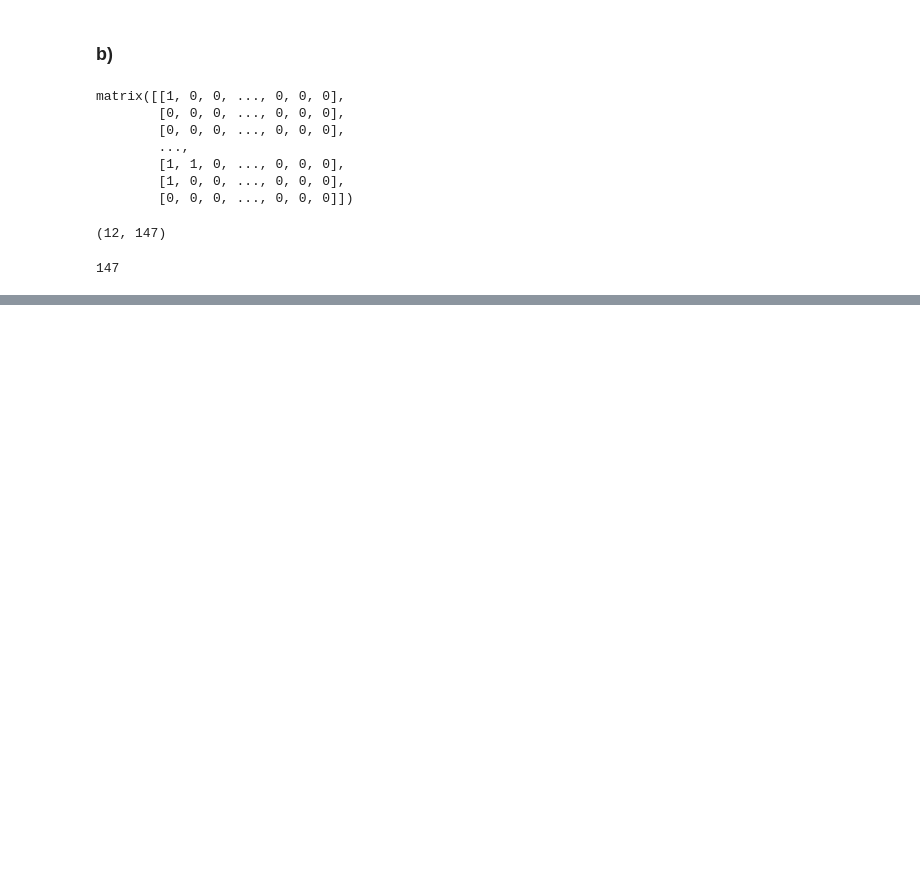
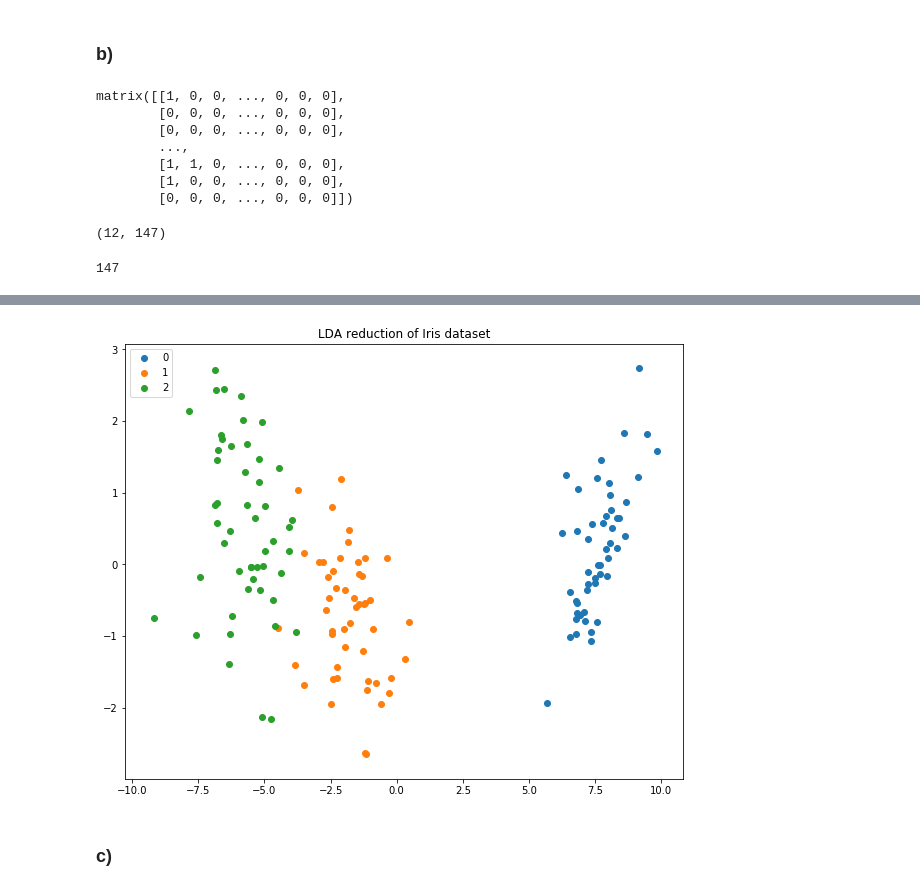
Before and after one commit to brunompacheco/AIDAE, a Jupyter notebook: week5/Exercise-5.ipynb, the cells around one changed output, grey strips where cells are left out. Cells and saved outputs as stored; diff of their text form; code cells hidden in the pictures; blank space fills up the shorter version.

```diff
--- a/week5/Exercise-5.ipynb
+++ b/week5/Exercise-5.ipynb
@@ -222,0 +233,6 @@ len(vocab)
+# %%
+from sklearn.datasets import load_iris
+
+X, y = load_iris(return_X_y=True)
+
+X.shape
@@ -222,0 +241,8 @@ len(vocab)
+# %%
+from sklearn.discriminant_analysis import LinearDiscriminantAnalysis
+
+lda = LinearDiscriminantAnalysis(n_components=2)
+
+X_new = lda.fit_transform(X, y)
+
+X_new
@@ -222,0 +267,14 @@ len(vocab)
+# %%
+for label in set(y):
+    X_plot = X_new[y == label]
+
+    plt.scatter(X_plot[:,0], X_plot[:,1], label=label)
+
+plt.title('LDA reduction of Iris dataset')
+plt.gcf().set_size_inches((10,8))
+plt.legend()
+plt.show()
+# %% [output]
+[figure, added]
+# %% [markdown]
+### c)
```
Also changed, not shown: parts of 6 cells of this notebook.
